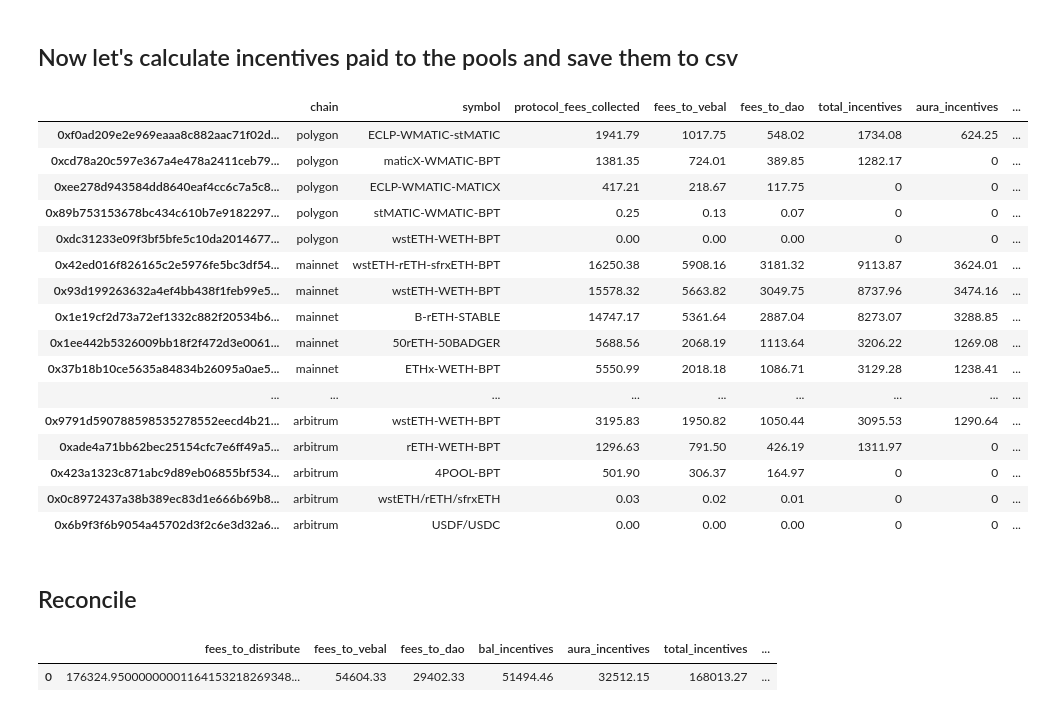
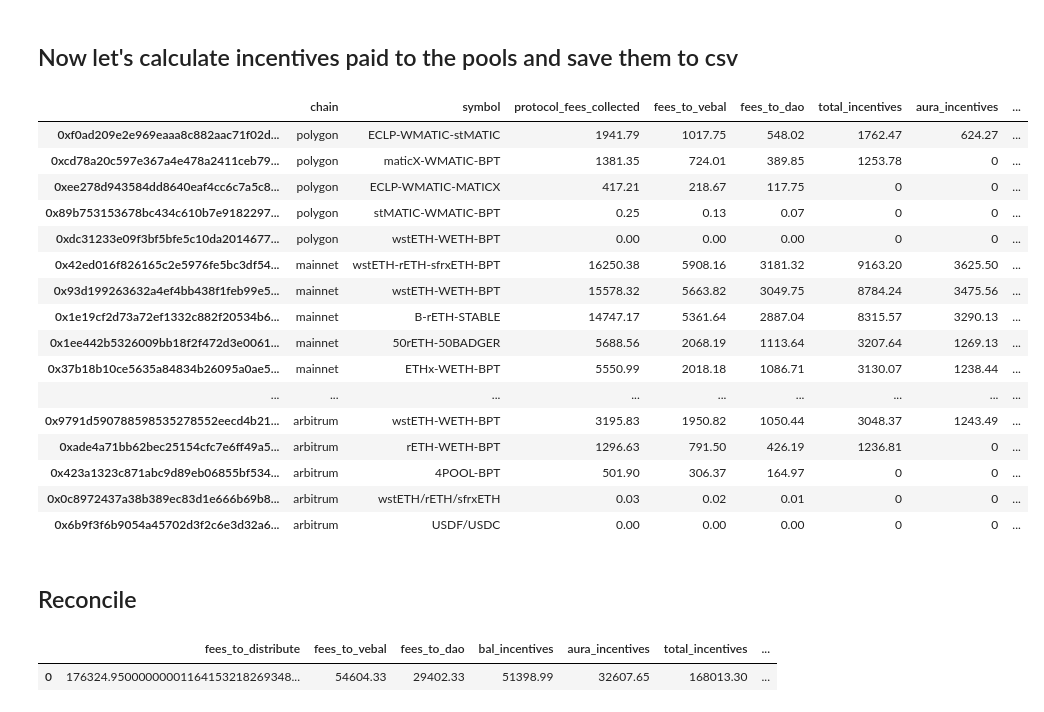
Before and after one commit to BalancerMaxis/protocol_fee_allocator, a Jupyter notebook: fee_allocator/notebooks/pool_fees_and_accounting.ipynb, the cells around one changed output. Saved outputs shown, nothing was run; the diff lists cells and outputs as text; code cells hidden in the pictures.

Commit message:
feat: redistribute by weights not evenly

```diff
--- a/fee_allocator/notebooks/pool_fees_and_accounting.ipynb
+++ b/fee_allocator/notebooks/pool_fees_and_accounting.ipynb
@@ -221,10 +221,10 @@ def re_route_incentives(incentives_data: Dict[str, Dict], chain: Chains) -> Dict
     return incentives_data
 
 
-def re_distribute_incentives(incentives_data: Dict[str, Dict], chain: Chains) -> Dict[str, Dict]:
+def re_distribute_incentives(incentives_data: Dict[str, Dict]) -> Dict[str, Dict]:
     """
     If some pools received < min_vote_incentive_amount all incentives from that pool
-        should be evenly distributed between all pools that received > min_vote_incentive_amount
+        should be distributed to pools that received > min_vote_incentive_amount by weight
     """
     # Collect pools that received < min_vote_incentive_amount
     pools_to_redistribute = {}
@@ -242,10 +242,6 @@ def re_distribute_incentives(incentives_data: Dict[str, Dict], chain: Chains) ->
         incentives_to_redistribute = _data['total_incentives']
         incentives_to_redistribute_aura = _data['aura_incentives']
         incentives_to_redistribute_bal = _data['bal_incentives']
-        # Calculate incentives to receive
-        incentives_to_receive = round(incentives_to_redistribute / len(pools_to_receive), 2)
-        incentives_to_receive_aura = round(incentives_to_redistribute_aura / len(pools_to_receive), 2)
-        incentives_to_receive_bal = round(incentives_to_redistribute_bal / len(pools_to_receive), 2)
         # Set incentives to redistribute to 0
         incentives_data[pool_id]['total_incentives'] = 0
         incentives_data[pool_id]['aura_incentives'] = 0
@@ -253,7 +249,18 @@ def re_distribute_incentives(incentives_data: Dict[str, Dict], chain: Chains) ->
         # Mark incentives as redistributed
         incentives_data[pool_id]['redirected_incentives'] = -incentives_to_redistribute
         # Redistribute incentives
+        _pool_weights = {
+            pool_id_to_receive: _data_to_receive['protocol_fees_collected'] / sum(
+                [x['protocol_fees_collected'] for x in pools_to_receive.values()])
+            for pool_id_to_receive, _data_to_receive in pools_to_receive.items()
+        }
         for pool_id_to_receive, _data_to_receive in pools_to_receive.items():
+            # Calculate pool weight:
+            pool_weight = _pool_weights[pool_id_to_receive]
+            # Calculate incentives to receive
+            incentives_to_receive = round(incentives_to_redistribute * pool_weight, 2)
+            incentives_to_receive_aura = round(incentives_to_redistribute_aura * pool_weight, 2)
+            incentives_to_receive_bal = round(incentives_to_redistribute_bal * pool_weight, 2)
             # Need to check if aura or bal incentives are less than min aura incentive and distribute accordingly
             if _data_to_receive['aura_incentives'] + incentives_to_receive_aura < Decimal(MIN_AURA_INCENTIVE):
                 incentives_data[pool_id_to_receive]['bal_incentives'] += incentives_to_receive
@@ -264,47 +271,47 @@ def re_distribute_incentives(incentives_data: Dict[str, Dict], chain: Chains) ->
                 incentives_data[pool_id_to_receive]['aura_incentives'] += incentives_to_receive_aura
                 incentives_data[pool_id_to_receive]['bal_incentives'] += incentives_to_receive_bal
             incentives_data[pool_id_to_receive]['total_incentives'] += incentives_to_receive
             incentives_data[pool_id_to_receive]['redirected_incentives'] += incentives_to_receive
 
     return incentives_data
 
 
 incentives = {}
 for chain in Chains:
     if not collected_fees.get(chain.value):
         continue
     _incentives = calc_and_split_incentives(collected_fees[chain.value], chain.value,
                                             Decimal(FEES_TO_DISTRIBUTE[chain.value]))
     # Reroute incentives if needed
     re_routed_incentives = re_route_incentives(_incentives, chain)
-    incentives[chain.value] = re_distribute_incentives(re_routed_incentives, chain)
+    incentives[chain.value] = re_distribute_incentives(re_routed_incentives)
 
 joint_incentives_data = {**incentives[Chains.MAINNET.value], **incentives[Chains.ARBITRUM.value],
                          **incentives[Chains.POLYGON.value], **incentives[Chains.BASE.value],
                          **incentives[Chains.AVALANCHE.value]}
 
 joint_incentives_data = {k: v for k, v in sorted(joint_incentives_data.items(), key=lambda item: item[1]['chain'])}
 joint_incentives_df = pd.DataFrame.from_dict(joint_incentives_data, orient='index')
 # Don't show pool_addr
 display = joint_incentives_df.drop(columns=['pool_addr'])
 display_sorted = display.sort_values(by=['chain', 'protocol_fees_collected'], ascending=False)
 display_sorted.to_csv(f'../allocations/incentives_{datetime_2_weeks_ago.date()}_{datetime_now.date()}.csv')
 display_sorted
 # %% [output]
 |  | chain | symbol | protocol_fees_collected | fees_to_vebal | fees_to_dao | total_incentives | aura_incentives | ... |
-| 0xf0ad209e2e969eaaa8c882aac71f02d... | polygon | ECLP-WMATIC-stMATIC | 1941.79 | 1017.75 | 548.02 | 1734.08 | 624.25 | ... |
-| 0xcd78a20c597e367a4e478a2411ceb79... | polygon | maticX-WMATIC-BPT | 1381.35 | 724.01 | 389.85 | 1282.17 | 0 | ... |
+| 0xf0ad209e2e969eaaa8c882aac71f02d... | polygon | ECLP-WMATIC-stMATIC | 1941.79 | 1017.75 | 548.02 | 1762.47 | 624.27 | ... |
+| 0xcd78a20c597e367a4e478a2411ceb79... | polygon | maticX-WMATIC-BPT | 1381.35 | 724.01 | 389.85 | 1253.78 | 0 | ... |
 | 0xee278d943584dd8640eaf4cc6c7a5c8... | polygon | ECLP-WMATIC-MATICX | 417.21 | 218.67 | 117.75 | 0 | 0 | ... |
 | 0x89b753153678bc434c610b7e9182297... | polygon | stMATIC-WMATIC-BPT | 0.25 | 0.13 | 0.07 | 0 | 0 | ... |
 | 0xdc31233e09f3bf5bfe5c10da2014677... | polygon | wstETH-WETH-BPT | 0.00 | 0.00 | 0.00 | 0 | 0 | ... |
-| 0x42ed016f826165c2e5976fe5bc3df54... | mainnet | wstETH-rETH-sfrxETH-BPT | 16250.38 | 5908.16 | 3181.32 | 9113.87 | 3624.01 | ... |
-| 0x93d199263632a4ef4bb438f1feb99e5... | mainnet | wstETH-WETH-BPT | 15578.32 | 5663.82 | 3049.75 | 8737.96 | 3474.16 | ... |
-| 0x1e19cf2d73a72ef1332c882f20534b6... | mainnet | B-rETH-STABLE | 14747.17 | 5361.64 | 2887.04 | 8273.07 | 3288.85 | ... |
-| 0x1ee442b5326009bb18f2f472d3e0061... | mainnet | 50rETH-50BADGER | 5688.56 | 2068.19 | 1113.64 | 3206.22 | 1269.08 | ... |
-| 0x37b18b10ce5635a84834b26095a0ae5... | mainnet | ETHx-WETH-BPT | 5550.99 | 2018.18 | 1086.71 | 3129.28 | 1238.41 | ... |
+| 0x42ed016f826165c2e5976fe5bc3df54... | mainnet | wstETH-rETH-sfrxETH-BPT | 16250.38 | 5908.16 | 3181.32 | 9163.20 | 3625.50 | ... |
+| 0x93d199263632a4ef4bb438f1feb99e5... | mainnet | wstETH-WETH-BPT | 15578.32 | 5663.82 | 3049.75 | 8784.24 | 3475.56 | ... |
+| 0x1e19cf2d73a72ef1332c882f20534b6... | mainnet | B-rETH-STABLE | 14747.17 | 5361.64 | 2887.04 | 8315.57 | 3290.13 | ... |
+| 0x1ee442b5326009bb18f2f472d3e0061... | mainnet | 50rETH-50BADGER | 5688.56 | 2068.19 | 1113.64 | 3207.64 | 1269.13 | ... |
+| 0x37b18b10ce5635a84834b26095a0ae5... | mainnet | ETHx-WETH-BPT | 5550.99 | 2018.18 | 1086.71 | 3130.07 | 1238.44 | ... |
 | ... | ... | ... | ... | ... | ... | ... | ... | ... |
-| 0x9791d590788598535278552eecd4b21... | arbitrum | wstETH-WETH-BPT | 3195.83 | 1950.82 | 1050.44 | 3095.53 | 1290.64 | ... |
-| 0xade4a71bb62bec25154cfc7e6ff49a5... | arbitrum | rETH-WETH-BPT | 1296.63 | 791.50 | 426.19 | 1311.97 | 0 | ... |
+| 0x9791d590788598535278552eecd4b21... | arbitrum | wstETH-WETH-BPT | 3195.83 | 1950.82 | 1050.44 | 3048.37 | 1243.49 | ... |
+| 0xade4a71bb62bec25154cfc7e6ff49a5... | arbitrum | rETH-WETH-BPT | 1296.63 | 791.50 | 426.19 | 1236.81 | 0 | ... |
 | 0x423a1323c871abc9d89eb06855bf534... | arbitrum | 4POOL-BPT | 501.90 | 306.37 | 164.97 | 0 | 0 | ... |
 | 0x0c8972437a38b389ec83d1e666b69b8... | arbitrum | wstETH/rETH/sfrxETH | 0.03 | 0.02 | 0.01 | 0 | 0 | ... |
 | 0x6b9f3f6b9054a45702d3f2c6e3d32a6... | arbitrum | USDF/USDC | 0.00 | 0.00 | 0.00 | 0 | 0 | ... |
@@ -333,4 +340,4 @@ reconcile_df = pd.DataFrame(
 reconcile_df
 # %% [output]
 |  | fees_to_distribute | fees_to_vebal | fees_to_dao | bal_incentives | aura_incentives | total_incentives | ... |
-| 0 | 176324.95000000001164153218269348... | 54604.33 | 29402.33 | 51494.46 | 32512.15 | 168013.27 | ... |
+| 0 | 176324.95000000001164153218269348... | 54604.33 | 29402.33 | 51398.99 | 32607.65 | 168013.30 | ... |
```
Also changed, not shown: 1 other file.
